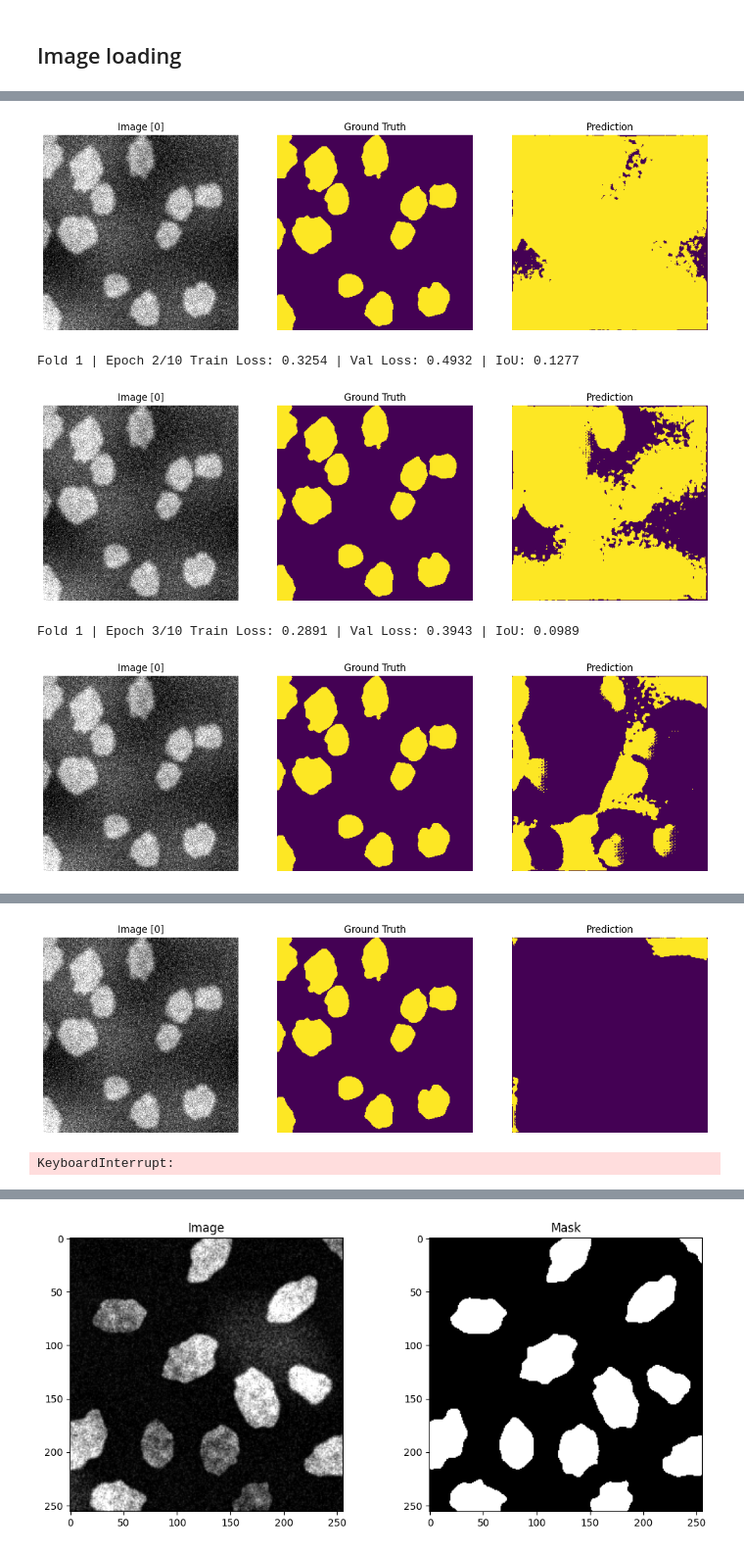
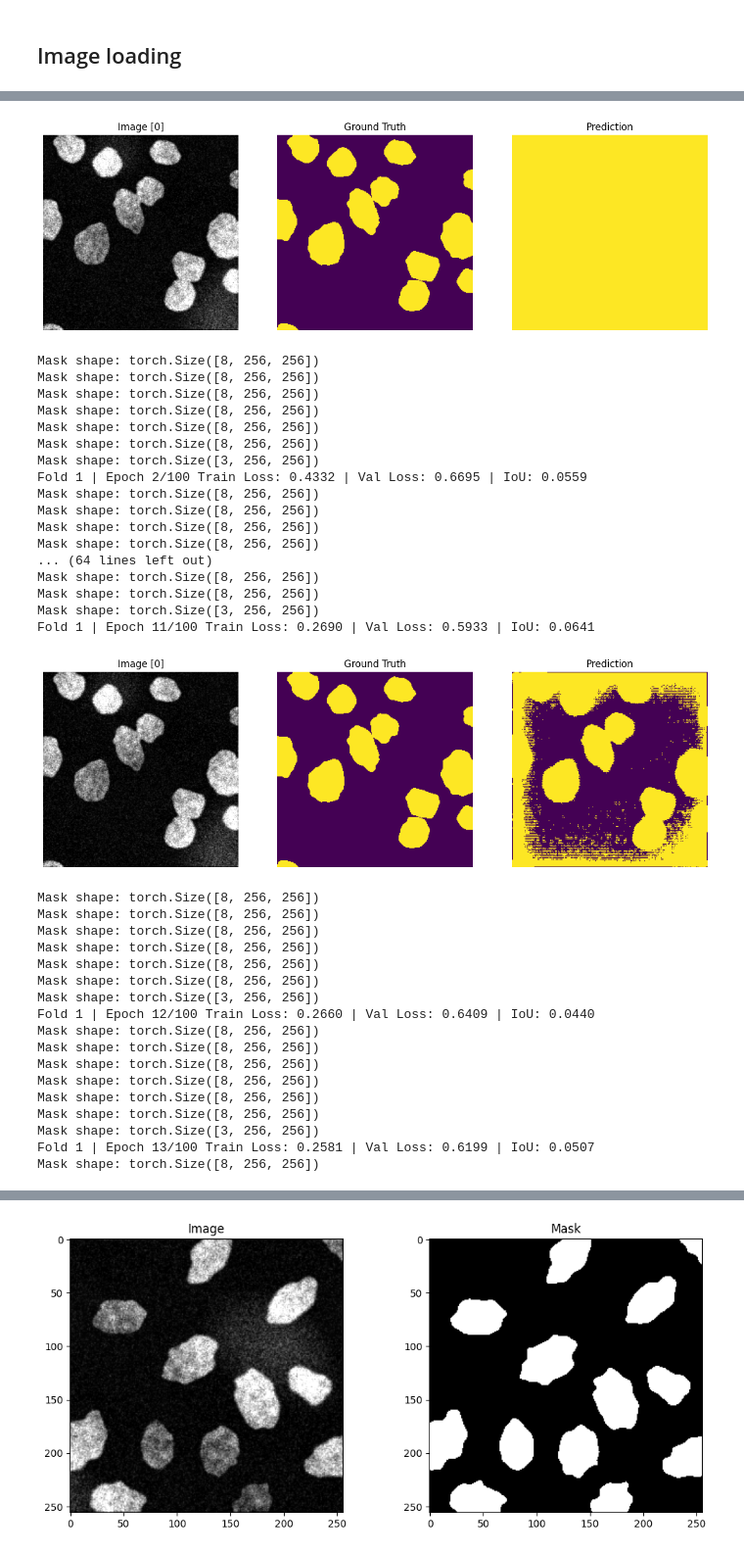
Before and after one commit to llleaa/ML-2025, a Jupyter notebook: projects/project2/unet.ipynb, the cells around one changed output, grey strips where cells are left out. Shown at 98% size. Drawn from its saved outputs; the diff is of its cells as text; code cells hidden in the pictures.

Commit message:
fixed unet

```diff
--- a/projects/project2/unet.ipynb
+++ b/projects/project2/unet.ipynb
@@ -87,16 +88,14 @@ import matplotlib.pyplot as plt
 
 train_dataset = f"dataset/generated_cells"
 dataset = SegmentationDataset(train_dataset)
-learning_rate = 1e-3
-batch_size = 8
-num_epochs = 10
+learning_rate = 1e-4
+batch_size = 10
+num_epochs = 100
 
 kf = KFold(n_splits=2, shuffle=True, random_state=42)
 fold = 1
-image_paths = [train_dataset + f"/images/img_{i}" for i in range(50)]
-
-
-for train_index, valid_index in kf.split(image_paths):  # pass the list, not a string
+indices = np.arange(len(dataset))
+for train_index, valid_index in kf.split(indices):  # pass the list, not a string
     print(f"\n[Fold {fold}]")
 
     train_dataset = Subset(dataset, train_index)
@@ -106,7 +105,7 @@ for train_index, valid_index in kf.split(image_paths):  # pass the list, not a s
     valid_loader = DataLoader(valid_dataset, batch_size=8)
 
 
-    model = UNet(n_channels=1, n_classes=1).to(device)
+    model = UNet(n_channels=1, n_classes=1, first_layer_size=64, depth=4).to(device)
 
 
 
@@ -124,6 +123,8 @@ for train_index, valid_index in kf.split(image_paths):  # pass the list, not a s
 
         for imgs, msks in train_loader:
             imgs, msks = imgs.to(device), msks.to(device).float()
+            imgs = (imgs - 0.5) / 0.5
+            print("Mask shape:", msks.shape)
             msks = msks.unsqueeze(1)
 
             optimizer.zero_grad()
@@ -166,7 +167,8 @@ for train_index, valid_index in kf.split(image_paths):  # pass the list, not a s
 
         print(f"Fold {fold} | Epoch {epoch+1}/{num_epochs} "
               f"Train Loss: {tr_loss:.4f} | Val Loss: {va_loss:.4f} | IoU: {va_iou:.4f}")
-        visualize_prediction(model, train_dataset, device, sample_idx=0)
+        if epoch % 10 == 0:
+            visualize_prediction(model, train_dataset, device, sample_idx=0)
 
 
     epochs_range = range(1, num_epochs + 1)
@@ -197,5 +206,36 @@ Fold 1 | Epoch 1/10 Train Loss: 0.5178 | Val Loss: 0.6463 | IoU: 0.1122
-[figure, old version]
+[figure, new version]
-Fold 1 | Epoch 2/10 Train Loss: 0.3254 | Val Loss: 0.4932 | IoU: 0.1277
+Mask shape: torch.Size([8, 256, 256])
+Mask shape: torch.Size([8, 256, 256])
+Mask shape: torch.Size([8, 256, 256])
+Mask shape: torch.Size([8, 256, 256])
+Mask shape: torch.Size([8, 256, 256])
+Mask shape: torch.Size([8, 256, 256])
+Mask shape: torch.Size([3, 256, 256])
+Fold 1 | Epoch 2/100 Train Loss: 0.4332 | Val Loss: 0.6695 | IoU: 0.0559
+Mask shape: torch.Size([8, 256, 256])
+Mask shape: torch.Size([8, 256, 256])
+Mask shape: torch.Size([8, 256, 256])
+Mask shape: torch.Size([8, 256, 256])
+... (64 lines left out)
+Mask shape: torch.Size([8, 256, 256])
+Mask shape: torch.Size([8, 256, 256])
+Mask shape: torch.Size([3, 256, 256])
+Fold 1 | Epoch 11/100 Train Loss: 0.2690 | Val Loss: 0.5933 | IoU: 0.0641
-[figure, old version]
+[figure, new version]
-Fold 1 | Epoch 3/10 Train Loss: 0.2891 | Val Loss: 0.3943 | IoU: 0.0989
+Mask shape: torch.Size([8, 256, 256])
+Mask shape: torch.Size([8, 256, 256])
+Mask shape: torch.Size([8, 256, 256])
+Mask shape: torch.Size([8, 256, 256])
+Mask shape: torch.Size([8, 256, 256])
+Mask shape: torch.Size([8, 256, 256])
+Mask shape: torch.Size([3, 256, 256])
+Fold 1 | Epoch 12/100 Train Loss: 0.2660 | Val Loss: 0.6409 | IoU: 0.0440
+Mask shape: torch.Size([8, 256, 256])
+Mask shape: torch.Size([8, 256, 256])
+Mask shape: torch.Size([8, 256, 256])
+Mask shape: torch.Size([8, 256, 256])
+Mask shape: torch.Size([8, 256, 256])
+Mask shape: torch.Size([8, 256, 256])
+Mask shape: torch.Size([3, 256, 256])
+Fold 1 | Epoch 13/100 Train Loss: 0.2581 | Val Loss: 0.6199 | IoU: 0.0507
+Mask shape: torch.Size([8, 256, 256])
-[figure, removed]
@@ -203,3 +243 @@ Fold 1 | Epoch 4/10 Train Loss: 0.2666 | Val Loss: 0.9581 | IoU: 0.0565
-[figure, removed]
-KeyboardInterrupt:
 # %%
```
Also changed, not shown: parts of 8 cells of this notebook, 2 other files.
